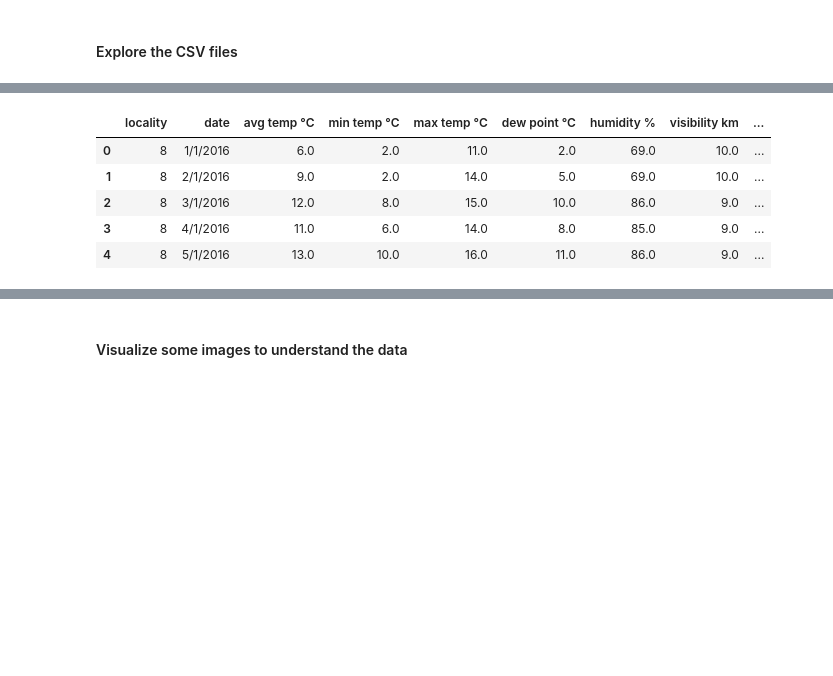
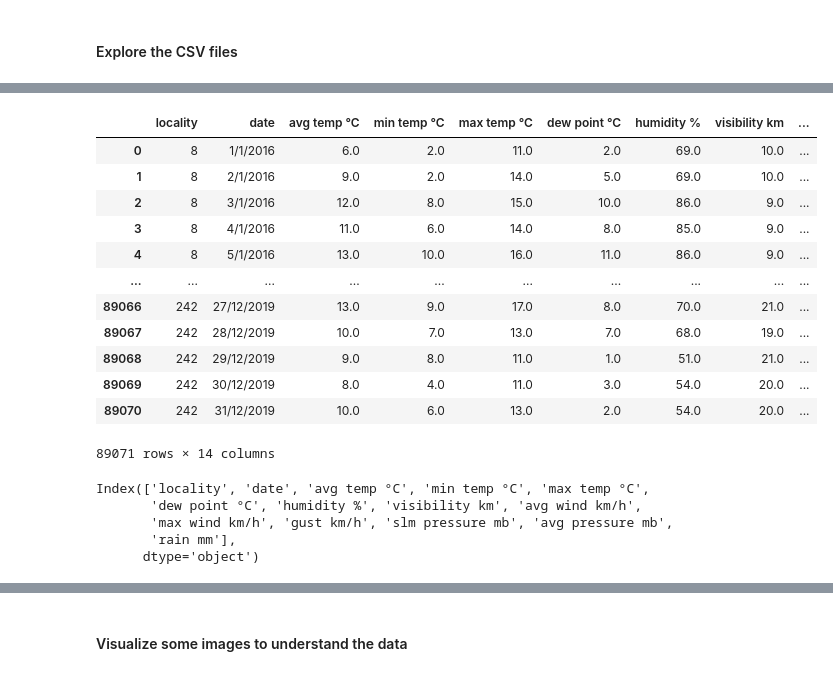
Before and after one commit to LucaReggiani-AI-Projects/Multimodal-Anomaly-Detection-for-Marketing, a Jupyter notebook: dataExploration.ipynb, the cells around one changed output, grey strips where cells are left out. Drawn from its saved outputs; the diff is of its cells as text; code cells hidden in the pictures; blank space fills up the shorter version.

```diff
--- a/dataExploration.ipynb
+++ b/dataExploration.ipynb
@@ -142,11 +219,26 @@ gtrends_data.head()
 # %%
 # Load the vis2_weather_data.csv file (weather data)
 weather_data = pd.read_csv(os.path.join(dataset_path, 'vis2_weather_data.csv'))
-weather_data.head()
+weather_data
 # %% [output]
 |  | locality | date | avg temp °C | min temp °C | max temp °C | dew point °C | humidity % | visibility km | ... |
 | 0 | 8 | 1/1/2016 | 6.0 | 2.0 | 11.0 | 2.0 | 69.0 | 10.0 | ... |
 | 1 | 8 | 2/1/2016 | 9.0 | 2.0 | 14.0 | 5.0 | 69.0 | 10.0 | ... |
 | 2 | 8 | 3/1/2016 | 12.0 | 8.0 | 15.0 | 10.0 | 86.0 | 9.0 | ... |
 | 3 | 8 | 4/1/2016 | 11.0 | 6.0 | 14.0 | 8.0 | 85.0 | 9.0 | ... |
 | 4 | 8 | 5/1/2016 | 13.0 | 10.0 | 16.0 | 11.0 | 86.0 | 9.0 | ... |
+| ... | ... | ... | ... | ... | ... | ... | ... | ... | ... |
+| 89066 | 242 | 27/12/2019 | 13.0 | 9.0 | 17.0 | 8.0 | 70.0 | 21.0 | ... |
+| 89067 | 242 | 28/12/2019 | 10.0 | 7.0 | 13.0 | 7.0 | 68.0 | 19.0 | ... |
+| 89068 | 242 | 29/12/2019 | 9.0 | 8.0 | 11.0 | 1.0 | 51.0 | 21.0 | ... |
+| 89069 | 242 | 30/12/2019 | 8.0 | 4.0 | 11.0 | 3.0 | 54.0 | 20.0 | ... |
+| 89070 | 242 | 31/12/2019 | 10.0 | 6.0 | 13.0 | 2.0 | 54.0 | 20.0 | ... |
+89071 rows × 14 columns
+# %%
+weather_data.columns
+# %% [output]
+Index(['locality', 'date', 'avg temp °C', 'min temp °C', 'max temp °C',
+       'dew point °C', 'humidity %', 'visibility km', 'avg wind km/h',
+       'max wind km/h', 'gust km/h', 'slm pressure mb', 'avg pressure mb',
+       'rain mm'],
+      dtype='object')
```
Also changed, not shown: parts of 13 cells of this notebook, 4 other files.
